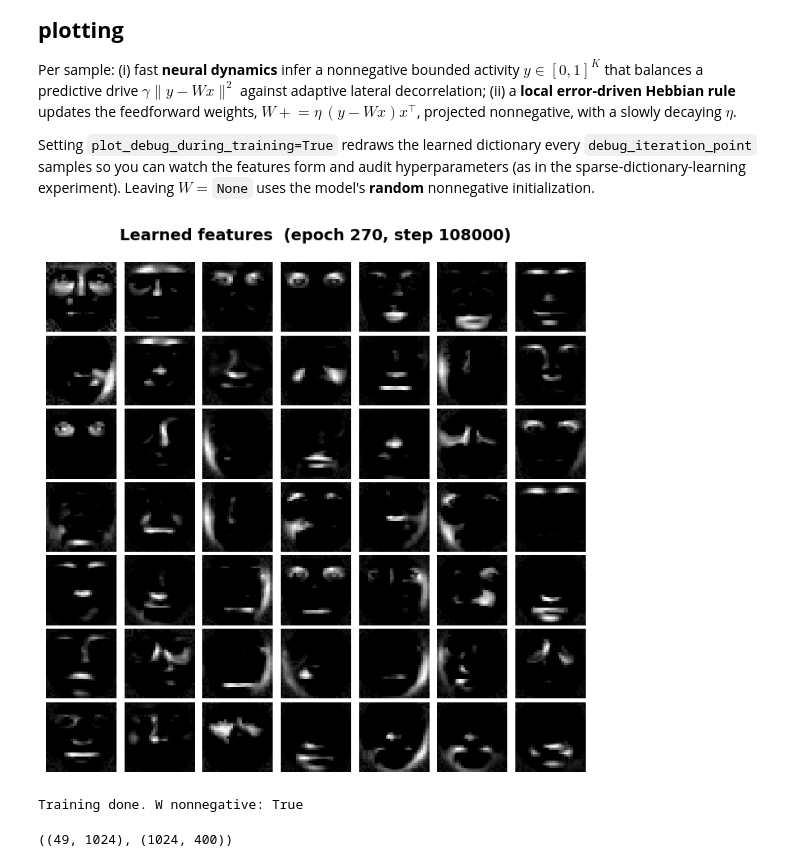
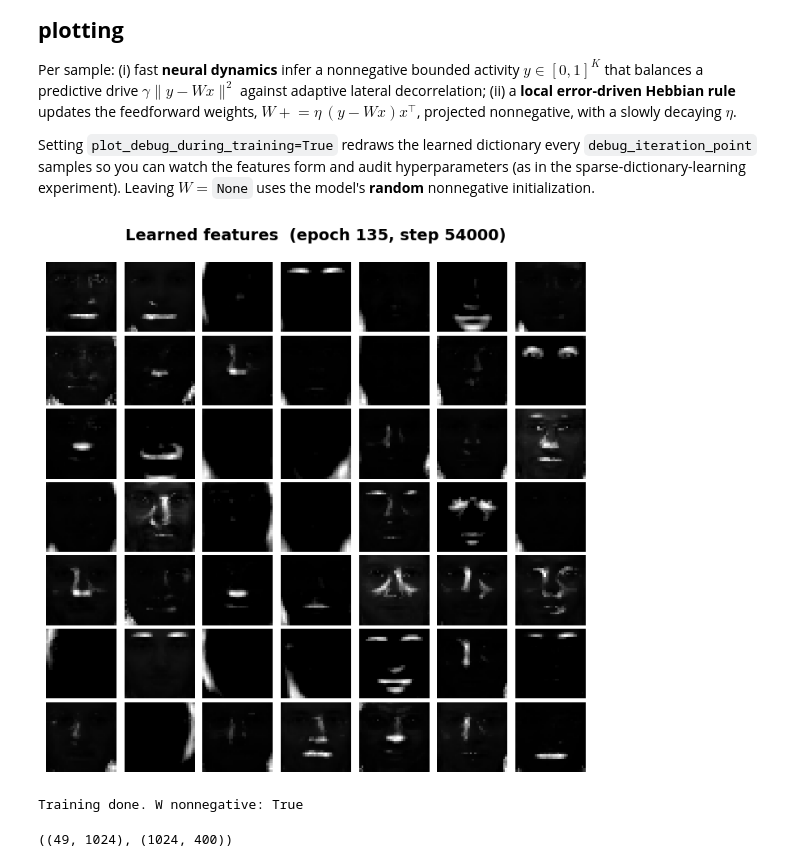
Before and after one commit to BariscanBozkurt/Predictive-Entropy-Maximization, a Jupyter notebook: Simulations/PredictiveBSS/PEM_Face_Feature_Learning.ipynb, the cells around one changed output. Drawn from its saved outputs; the diff is of its cells as text; code cells hidden in the pictures.

```diff
--- a/Simulations/PredictiveBSS/PEM_Face_Feature_Learning.ipynb
+++ b/Simulations/PredictiveBSS/PEM_Face_Feature_Learning.ipynb
@@ -53,7 +53,7 @@ def load_faces(ts=32):
 
 TS = 32
 IMG = (TS, TS)
-X = load_faces(TS) * elliptical_mask(TS)[:, None]   # apply the face mask
+X = load_faces(TS) #* elliptical_mask(TS)[:, None]   # apply the face mask
 print("Data matrix (pixels x samples):", X.shape)
 
 fig, ax = plt.subplots(2, 6, figsize=(9, 3.2))
@@ -78,19 +78,19 @@ Setting `plot_debug_during_training=True` redraws the learned dictionary every
 # %%
 K = 49  # number of feature units
 model = PredictiveEntropyFaceNMF(
     n_sources=K, presumed_domain="nnantisparse",
     gamma_predictive=30.0, epsilon=2e-3, lambda_lateral=0.99,
     lr_W=1e-4, lr_W_rule="divide_by_index", lr_W_decay_divider=60000,
-    neural_lr_start=0.1, neural_lr_stop=1e-2, neural_dynamics_iterations=200,
+    neural_lr_start=0.01, neural_lr_stop=1e-3, neural_dynamics_iterations=200,
     W=None,                       # <- random, data-independent initialization
     image_shape=IMG, project_W_nonnegative=True,
-    plot_debug_during_training=True, debug_iteration_point=12000,  # live view every ~30 epochs
+    plot_debug_during_training=True, debug_iteration_point=12000/2,  # live view every ~30 epochs
     seed=7,
 )
-model.fit(X, n_epochs=300, shuffle_samples=True)
+model.fit(X, n_epochs=150, shuffle_samples=True)
 print("Training done. W nonnegative:", bool((model.W >= 0).all()))
 # %% [output]
-[figure, old version]
+[figure, new version]
 Training done. W nonnegative: True
 # %%
 model.W.shape, X.shape
```
Also changed, not shown: parts of 7 cells of this notebook, 1 other file.
